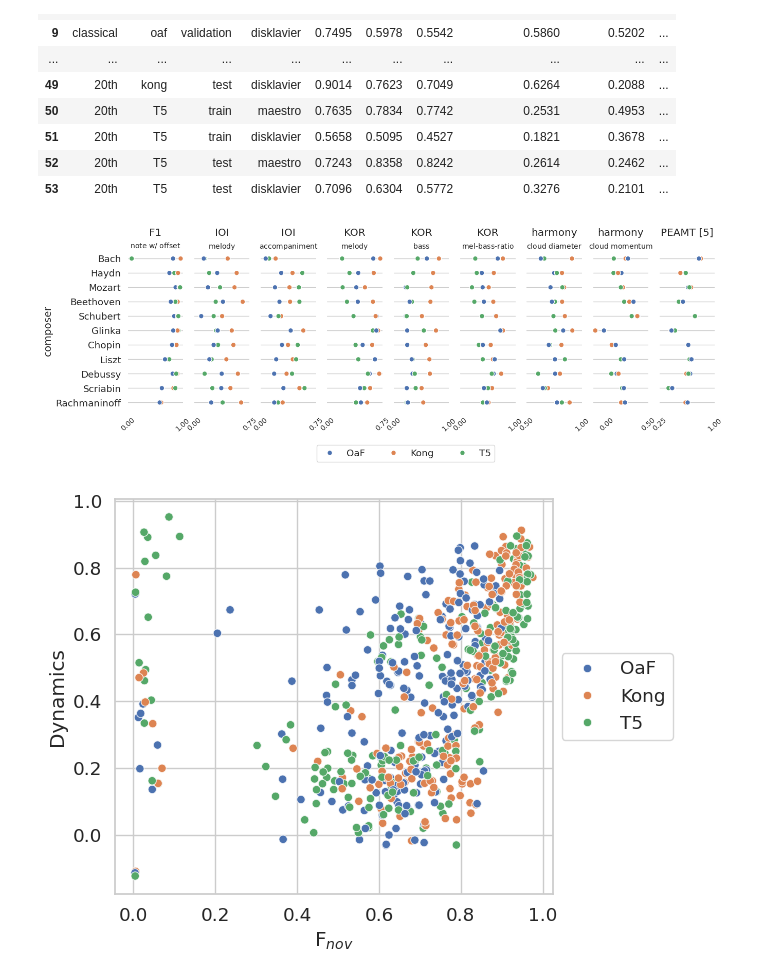
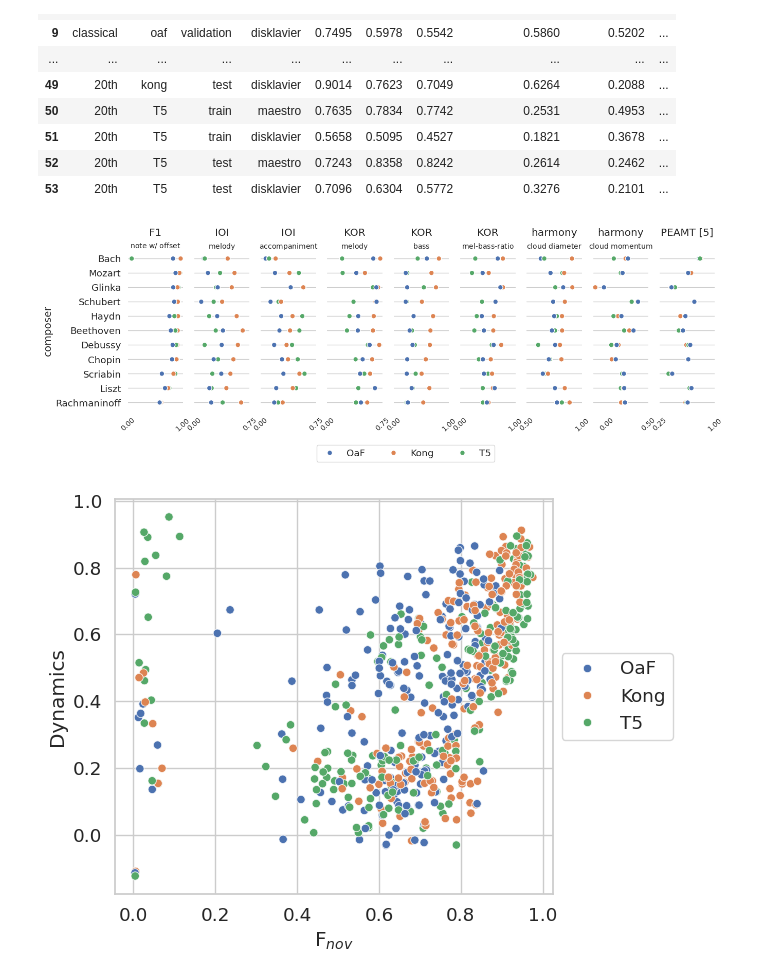
Before and after one commit to CPJKU/mpteval, a Jupyter notebook: notebooks/metrics_demonstration.ipynb, the cells around one changed output. Saved outputs shown, nothing was run; the diff lists cells and outputs as text; code cells hidden in the pictures.

```diff
--- a/notebooks/metrics_demonstration.ipynb
+++ b/notebooks/metrics_demonstration.ipynb
@@ -479,8 +487,8 @@ composer_order_dict = {name: i for i, name in enumerate(composer_order)}
 composer_mean_df['composer_order'] = composer_mean_df['composer'].map(composer_order_dict)
 
 # pairgrid
-g = sns.PairGrid(composer_mean_df.sort_values(by='composer_order'),
-# g = sns.PairGrid(composer_mean_df.sort_values("f_no", ascending=False),
+# g = sns.PairGrid(composer_mean_df.sort_values(by='composer_order'),
+g = sns.PairGrid(composer_mean_df.sort_values("f_no", ascending=False),
                  hue='model', hue_order=['oaf', 'kong', 'T5'],
                  x_vars=composer_mean_df.columns[2:-1],
                  y_vars=['composer'],
@@ -509,34 +517,34 @@ col2title = {'f_no': 'F1\n' + r'$_{\text{note w/ offset}}$',
 
 for ax, col in zip(g.axes.flat, metrics_compared_plot):
     # Set a different title for each axes
     ax.set(title=col2title[col])
     # Make the grid horizontal instead of vertical
     ax.xaxis.grid(False)
     ax.yaxis.grid(True)
     # ax.setrotation=0, fontsize=8
     ax.tick_params(axis='x', labelsize=10)
     ax.legend([], [], frameon=False)
 
     col_min, col_max = ax.get_xlim()
     spec_min = np.max([0, floor_to_closest(col_min)])
     spec_max = np.min([ceil_to_closest(col_max), 1])
     ax.xaxis.set_major_formatter(FormatStrFormatter('%.2f'))
     ax.set_xticks([spec_min, spec_max])
     ax.tick_params(axis='x', labelrotation=42)
 
 handles = g._legend_data.values()
 labels = g._legend_data.keys()
 
 g.fig.legend(handles=handles, labels=['OaF', 'Kong', 'T5'], bbox_to_anchor=[
              0.5, -0.1], loc='lower center', ncol=3)
 
 sns.despine(left=True, bottom=True)
 plt.subplots_adjust(hspace=0.6)
 plt.savefig(os.path.join(
     figs_path, 'fig1_model_metrics_comparison_MAESTRO_subset.pdf'), bbox_inches='tight')
 plt.show()
 # %% [output]
-[figure, old version]
+[figure, new version]
 # %%
 # now let's compare our dynamics metric with note-with-offset-velocity F1 score
 fig, axs = plt.subplots(1, figsize=(6, 5))
```
Also changed, not shown: parts of 1 cell of this notebook, 5 other files.
